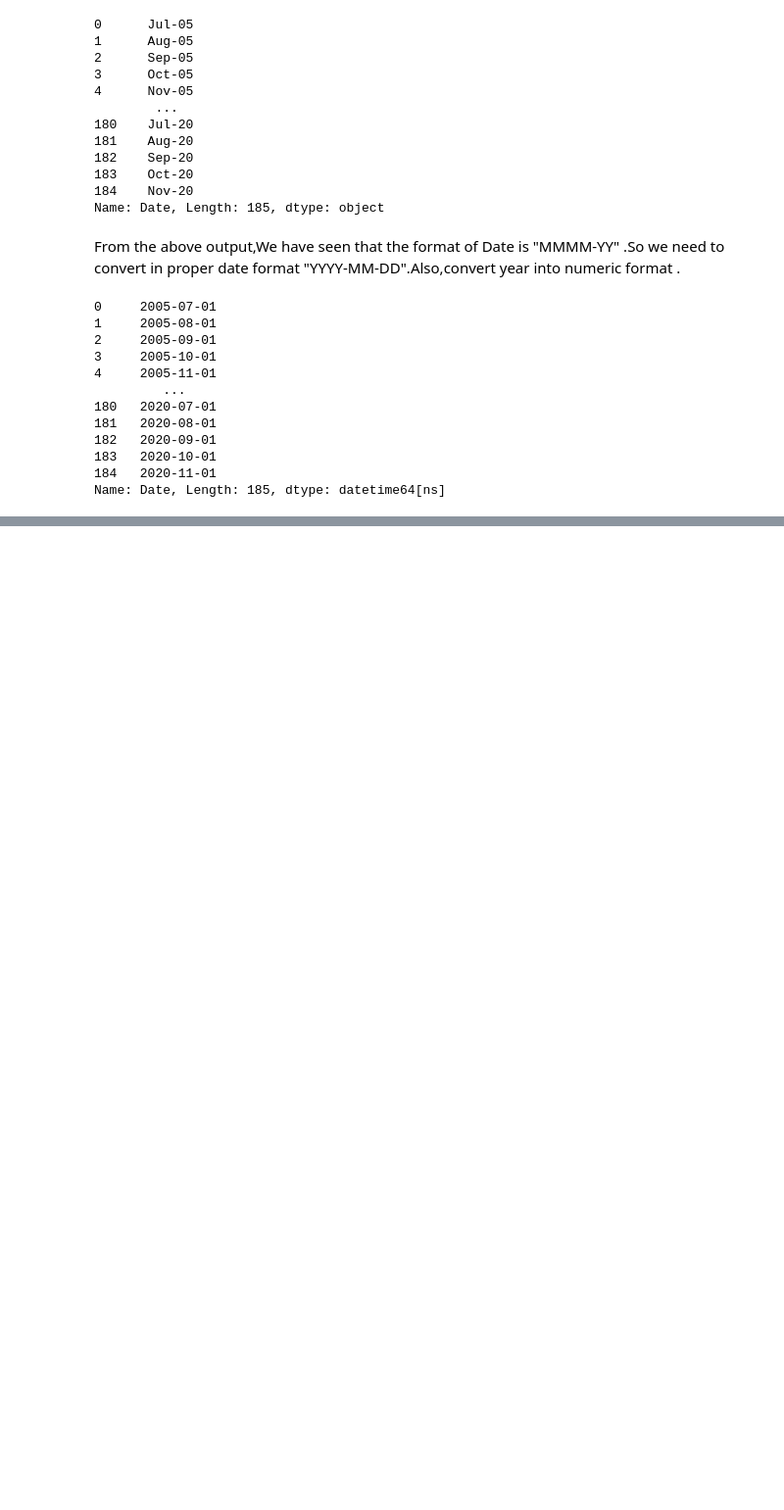
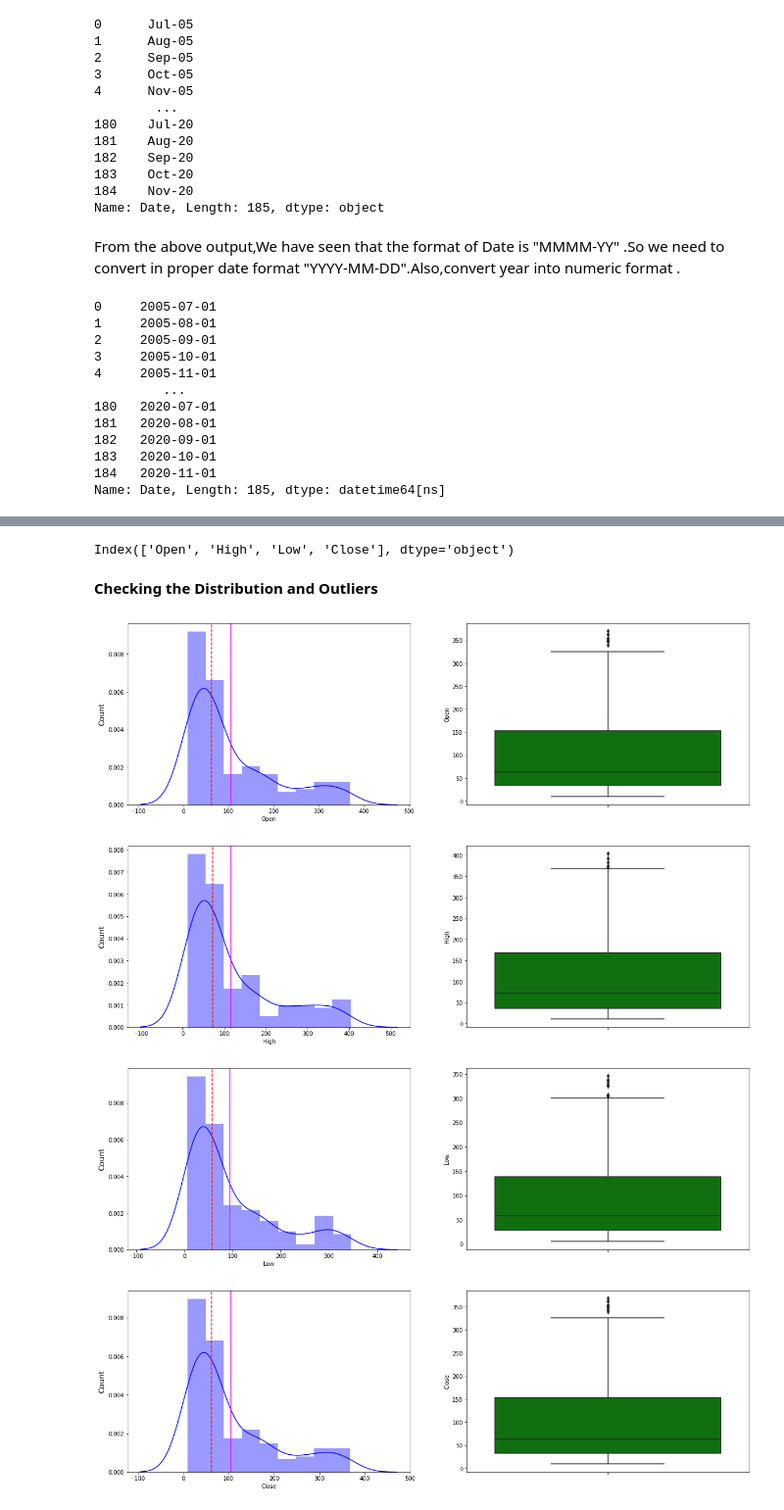
Before and after one commit to Shashankshekharpandey/Stock-closing-price-prediction, a Jupyter notebook: yes_bank_stock_closing_price_prediction.ipynb, the cells around one changed output, grey strips where cells are left out. Shown: that part at 98% size. Cells and saved outputs as stored; diff of their text form; code cells hidden in the pictures; blank space fills up the shorter version.

```diff
--- a/yes_bank_stock_closing_price_prediction.ipynb
+++ b/yes_bank_stock_closing_price_prediction.ipynb
@@ -158,0 +211,37 @@ Name: Date, Length: 185, dtype: datetime64[ns]
+# %%
+# Check the numerical columns in dataset
+
+numeric_features = stock_price_df.describe().columns
+numeric_features
+# %% [output]
+Index(['Open', 'High', 'Low', 'Close'], dtype='object')
+# %% [markdown]
+**Checking the Distribution and Outliers**
+# %%
+# plot a bar plot for each numerical feature and see the ditriution is normal or not
+
+for col in numeric_features:
+    plt.figure(figsize=(20, 6))
+    plt.subplot(1, 2, 1)
+    sns.distplot(stock_price_df[col], color="blue")
+
+# The Axes. axvline() function in axes module of matplotlib library is used to add a vertical line across the axis.
+# It will show where the "mean" and "median" lie for each plot
+
+    plt.ylabel("Count", size=14)
+    plt.axvline(stock_price_df[col].mean(),color='magenta',linewidth=1.5)
+    plt.axvline(stock_price_df[col].median(),color='red',linestyle="dashed",linewidth=1.5)
+
+# create boxplot to see if there is any outliers in any column or not
+# use subplot() function of matplotlib to create boxplot in this figure itself
+# box plot is used to check outliers are present in respective features or not
+
+    plt.subplot(1, 2, 2)
+    sns.boxplot(y=stock_price_df[col], color="green")
+
+plt.show()
+# %% [output]
+[figure, added]
+[figure, added]
+[figure, added]
+[figure, added]
```
Also changed, not shown: parts of 11 cells of this notebook.
